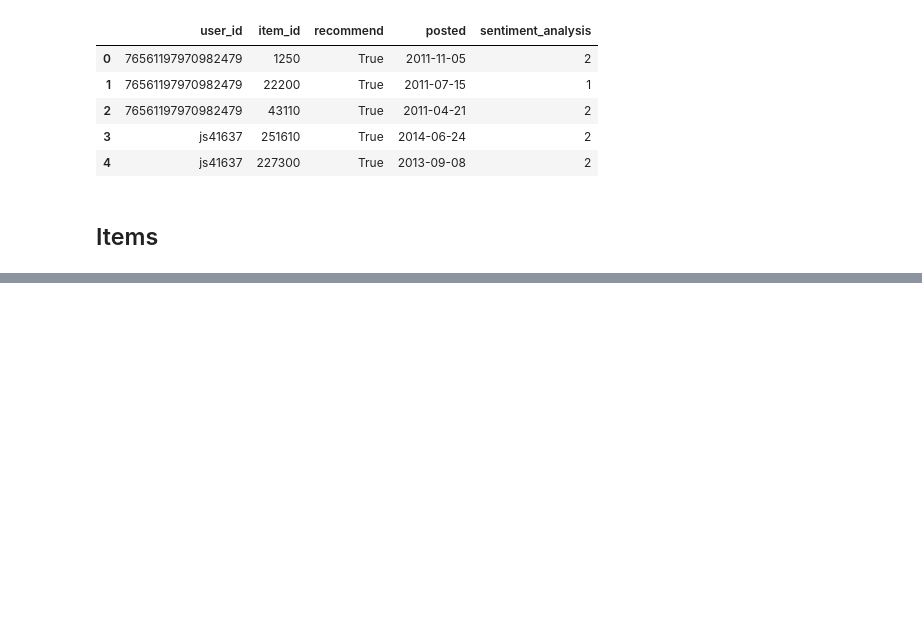
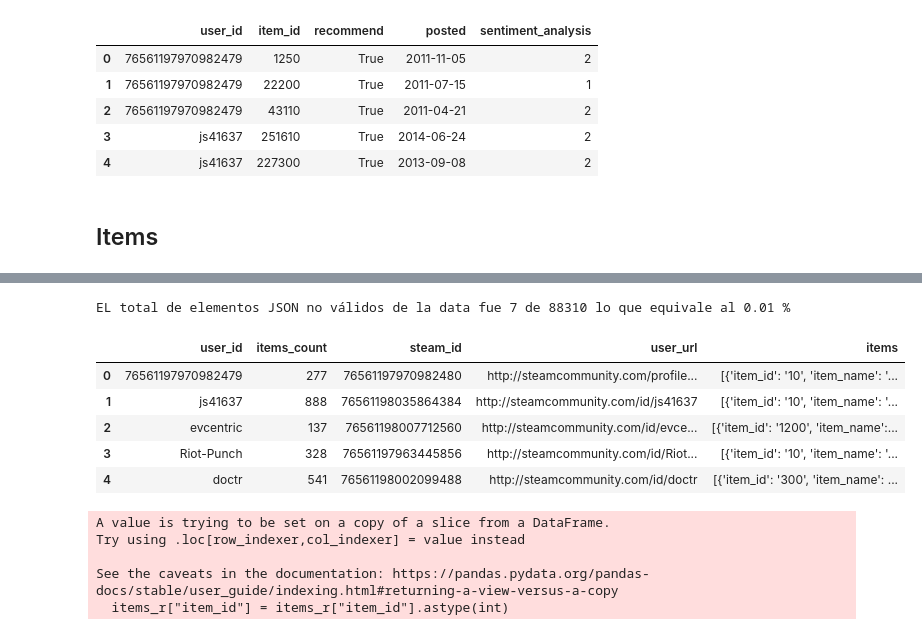
Before and after one commit to DaAnMaGi/Proyecto_Marzo, a Jupyter notebook: Parte 1/apertura.ipynb, the cells around one changed output, grey strips where cells are left out. Saved outputs shown, nothing was run; the diff lists cells and outputs as text; code cells hidden in the pictures; blank space fills up the shorter version.

```diff
--- a/Parte 1/apertura.ipynb
+++ b/Parte 1/apertura.ipynb
@@ -490,3 +490,6 @@ n_reviews.head()
 | 4 | js41637 | 227300 | True | 2013-09-08 | 2 |
 # %% [markdown]
 ## Items
+# %%
+# Se abre el archivo de reviews con la función para abrir json corruptos.
+data_items = abrir_json_corrupto(ruta_items)
@@ -492,0 +506,16 @@ n_reviews.head()
+# %%
+# Se validan que los elementos sean json válidos.
+json_items = validar_data(data_items)
+# %% [output]
+EL total de elementos JSON no válidos de la data fue 7 de 88310 lo que equivale al 0.01 %
+# %%
+# Se convierten los elementos a un dataframe de pandas.
+items = cargar_json_corregido(json_items)
+items.head()
+# %% [output]
+|  | user_id | items_count | steam_id | user_url | items |
+| 0 | 76561197970982479 | 277 | 76561197970982480 | http://steamcommunity.com/profile... | [{'item_id': '10', 'item_name': '... |
+| 1 | js41637 | 888 | 76561198035864384 | http://steamcommunity.com/id/js41637 | [{'item_id': '10', 'item_name': '... |
+| 2 | evcentric | 137 | 76561198007712560 | http://steamcommunity.com/id/evce... | [{'item_id': '1200', 'item_name':... |
+| 3 | Riot-Punch | 328 | 76561197963445856 | http://steamcommunity.com/id/Riot... | [{'item_id': '10', 'item_name': '... |
+| 4 | doctr | 541 | 76561198002099488 | http://steamcommunity.com/id/doctr | [{'item_id': '300', 'item_name': ... |
@@ -492,0 +545,14 @@ n_reviews.head()
+# %%
+# Se convierte la columna de "item_id" en entero.
+items_r["item_id"] = items_r["item_id"].astype(int)
+
+# Se eliminan de la base de datos los items que no están en la base de juegos.
+id_games = games_n["id"].unique().tolist()
+
+items_g = items_r[items_r["item_id"].isin(id_games)]
+# %% [output]
+A value is trying to be set on a copy of a slice from a DataFrame.
+Try using .loc[row_indexer,col_indexer] = value instead
+
+See the caveats in the documentation: https://pandas.pydata.org/pandas-docs/stable/user_guide/indexing.html#returning-a-view-versus-a-copy
+  items_r["item_id"] = items_r["item_id"].astype(int)
```
Also changed, not shown: parts of 11 cells of this notebook.
